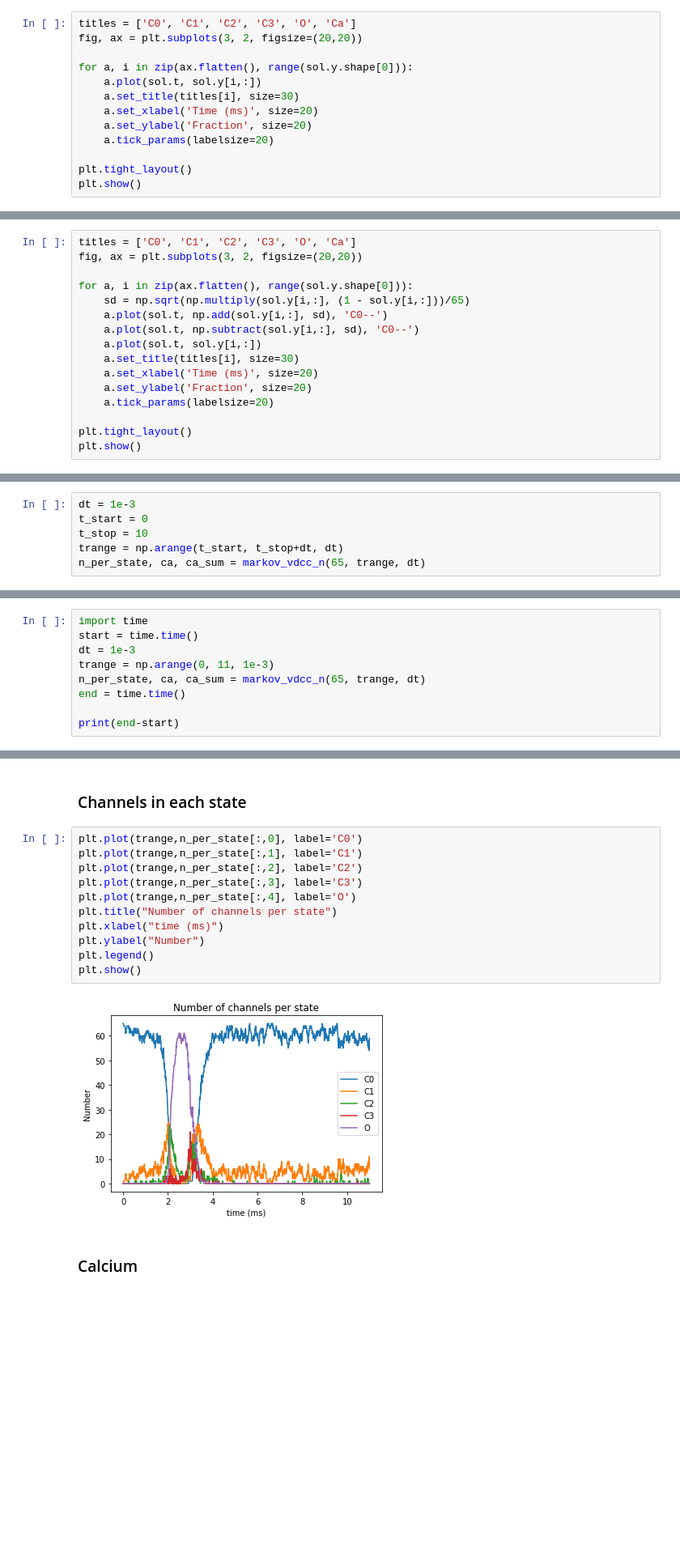
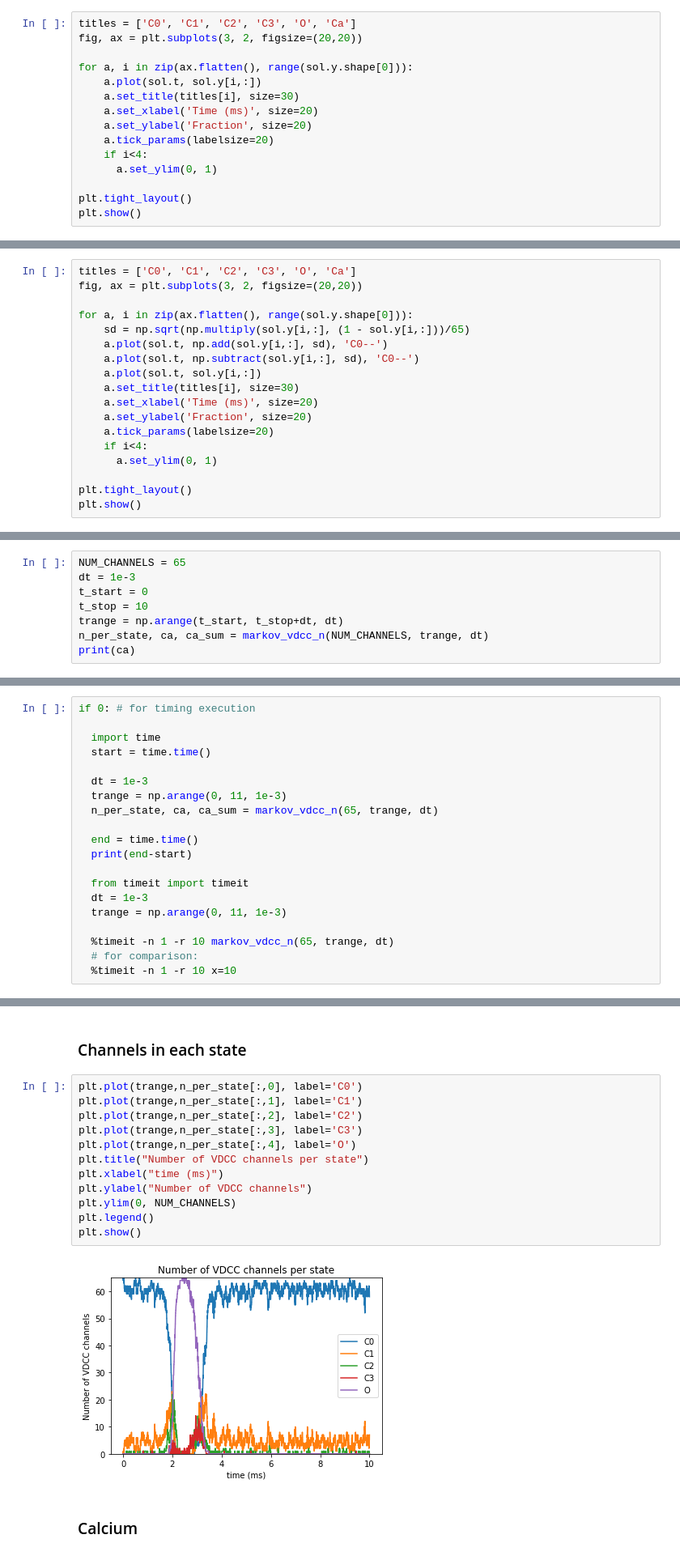
Before and after one commit to 3x10e8/DetailedMarkov, a Jupyter notebook: notebooks/DetailedMarkovModel.ipynb, the cells around one changed output, grey strips where cells are left out. Shown at 81% size. Saved outputs shown, nothing was run; the diff lists cells and outputs as text; blank space fills up the shorter version.

```diff
--- a/notebooks/DetailedMarkovModel.ipynb
+++ b/notebooks/DetailedMarkovModel.ipynb
@@ -319,6 +390,8 @@ for a, i in zip(ax.flatten(), range(sol.y.shape[0])):
     a.set_xlabel('Time (ms)', size=20)
     a.set_ylabel('Fraction', size=20)
     a.tick_params(labelsize=20)
+    if i<4:
+      a.set_ylim(0, 1)
 
 plt.tight_layout()
 plt.show()
@@ -339,6 +412,8 @@ for a, i in zip(ax.flatten(), range(sol.y.shape[0])):
     a.set_xlabel('Time (ms)', size=20)
     a.set_ylabel('Fraction', size=20)
     a.tick_params(labelsize=20)
+    if i<4:
+      a.set_ylim(0, 1)
 
 plt.tight_layout()
 plt.show()
@@ -417,8 +492,10 @@ def markov_vdcc_n(n_channels,trange,dt):
 # %% [markdown]
 ## 65 Channels (run once)
 # %%
+NUM_CHANNELS = 65
 dt = 1e-3
 t_start = 0
 t_stop = 10
 trange = np.arange(t_start, t_stop+dt, dt)
-n_per_state, ca, ca_sum = markov_vdcc_n(65, trange, dt)
+n_per_state, ca, ca_sum = markov_vdcc_n(NUM_CHANNELS, trange, dt)
+print(ca)
@@ -429,9 +504,20 @@ print(ca)
 # %%
-import time
-start = time.time()
-dt = 1e-3
-trange = np.arange(0, 11, 1e-3)
-n_per_state, ca, ca_sum = markov_vdcc_n(65, trange, dt)
-end = time.time()
+if 0: # for timing execution
 
-print(end-start)
+  import time
+  start = time.time()
+
+  dt = 1e-3
+  trange = np.arange(0, 11, 1e-3)
+  n_per_state, ca, ca_sum = markov_vdcc_n(65, trange, dt)
+
+  end = time.time()
+  print(end-start)
+
+  from timeit import timeit
+  dt = 1e-3
+  trange = np.arange(0, 11, 1e-3)
+
+  %timeit -n 1 -r 10 markov_vdcc_n(65, trange, dt)
+  # for comparison:
+  %timeit -n 1 -r 10 x=10
@@ -465,16 +538,17 @@ plt.show()
 # %%
 plt.plot(trange,n_per_state[:,0], label='C0')
 plt.plot(trange,n_per_state[:,1], label='C1')
 plt.plot(trange,n_per_state[:,2], label='C2')
 plt.plot(trange,n_per_state[:,3], label='C3')
 plt.plot(trange,n_per_state[:,4], label='O')
-plt.title("Number of channels per state")
+plt.title("Number of VDCC channels per state")
 plt.xlabel("time (ms)")
-plt.ylabel("Number")
+plt.ylabel("Number of VDCC channels")
+plt.ylim(0, NUM_CHANNELS)
 plt.legend()
 plt.show()
 # %% [output]
-[figure, old version]
+[figure, new version]
 # %% [markdown]
 ### Calcium
 # %%
```
Also changed, not shown: parts of 28 cells of this notebook.
